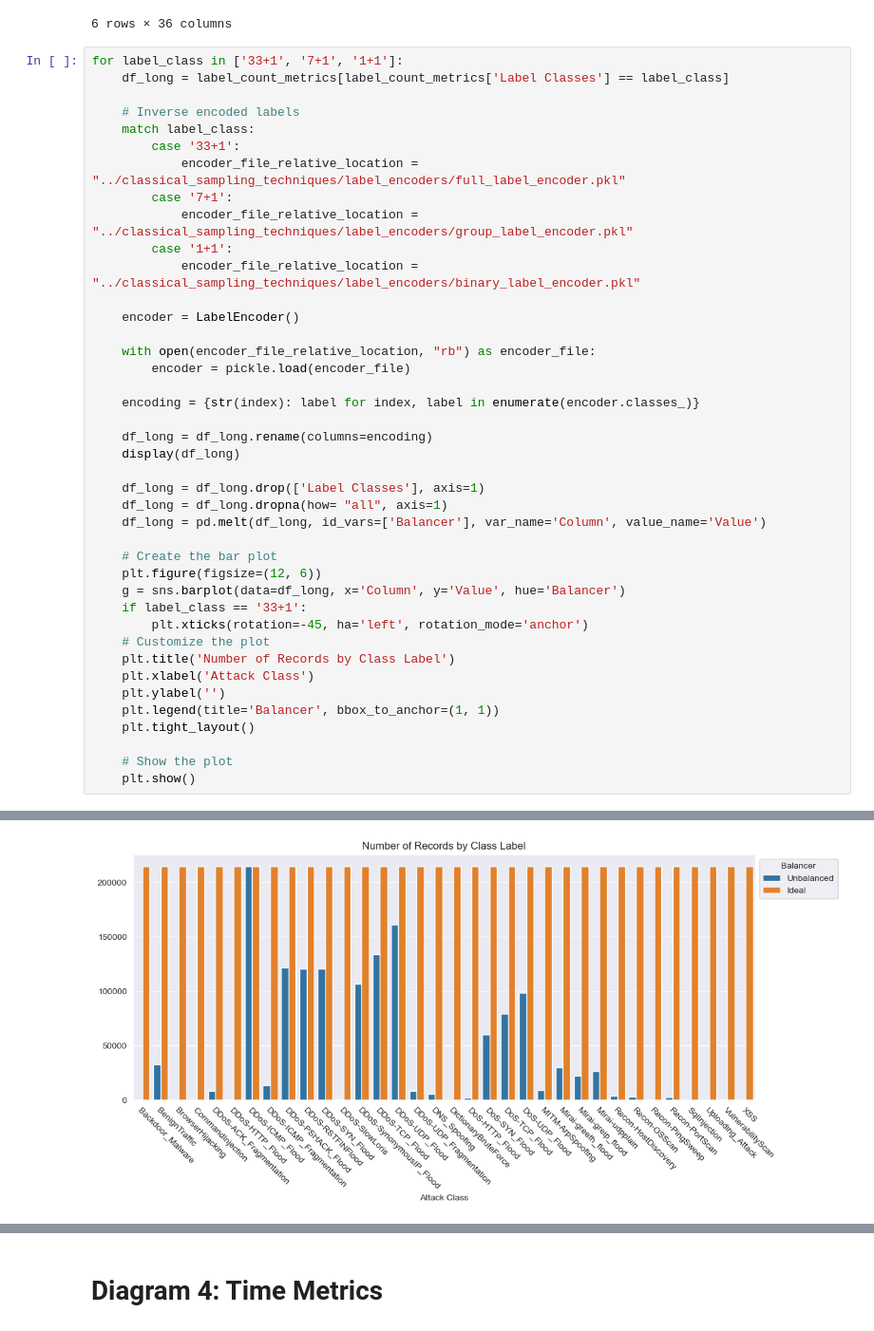
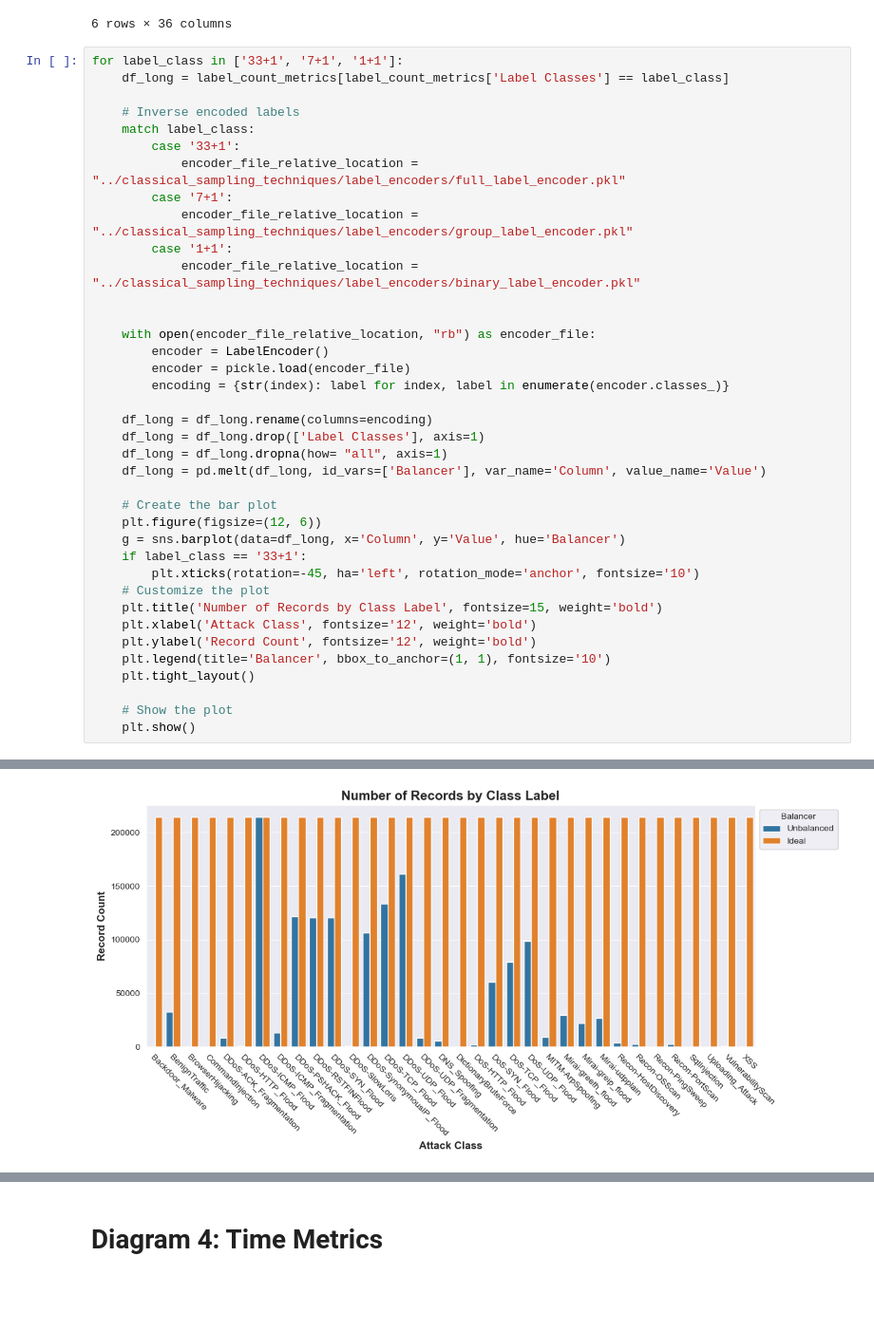
Before and after one commit to Keko787/Generating-a-Balanced-IoT-Cyber-Attack-Dataset-with-GAN-COIL-Collaboration-, a Jupyter notebook: graphs/results.ipynb, the cells around one changed output, grey strips where cells are left out. Shown: that part at 95% size. Cells and saved outputs as stored; diff of their text form; blank space fills up the shorter version.

Commit message:
Tweaks to Diagram 3: Class Balance. Font sizes, weights, etc.

```diff
--- a/graphs/results.ipynb
+++ b/graphs/results.ipynb
@@ -135,16 +135,13 @@ for label_class in ['33+1', '7+1', '1+1']:
         case '1+1':
             encoder_file_relative_location = "../classical_sampling_techniques/label_encoders/binary_label_encoder.pkl"
 
-    encoder = LabelEncoder()
 
     with open(encoder_file_relative_location, "rb") as encoder_file:
+        encoder = LabelEncoder()
         encoder = pickle.load(encoder_file)
-
-    encoding = {str(index): label for index, label in enumerate(encoder.classes_)}
+        encoding = {str(index): label for index, label in enumerate(encoder.classes_)}
 
     df_long = df_long.rename(columns=encoding)
-    display(df_long)
-
     df_long = df_long.drop(['Label Classes'], axis=1)
     df_long = df_long.dropna(how= "all", axis=1)
     df_long = pd.melt(df_long, id_vars=['Balancer'], var_name='Column', value_name='Value')
@@ -153,12 +150,12 @@ for label_class in ['33+1', '7+1', '1+1']:
     plt.figure(figsize=(12, 6))
     g = sns.barplot(data=df_long, x='Column', y='Value', hue='Balancer')
     if label_class == '33+1':
-        plt.xticks(rotation=-45, ha='left', rotation_mode='anchor')
+        plt.xticks(rotation=-45, ha='left', rotation_mode='anchor', fontsize='10')
     # Customize the plot
-    plt.title('Number of Records by Class Label')
-    plt.xlabel('Attack Class')
-    plt.ylabel('')
-    plt.legend(title='Balancer', bbox_to_anchor=(1, 1))
+    plt.title('Number of Records by Class Label', fontsize=15, weight='bold')
+    plt.xlabel('Attack Class', fontsize='12', weight='bold')
+    plt.ylabel('Record Count', fontsize='12', weight='bold')
+    plt.legend(title='Balancer', bbox_to_anchor=(1, 1), fontsize='10')
     plt.tight_layout()
 
     # Show the plot
@@ -171 +164 @@ for label_class in ['33+1', '7+1', '1+1']:
-[figure, old version]
+[figure, new version]
```
Also changed, not shown: parts of 1 cell of this notebook.
